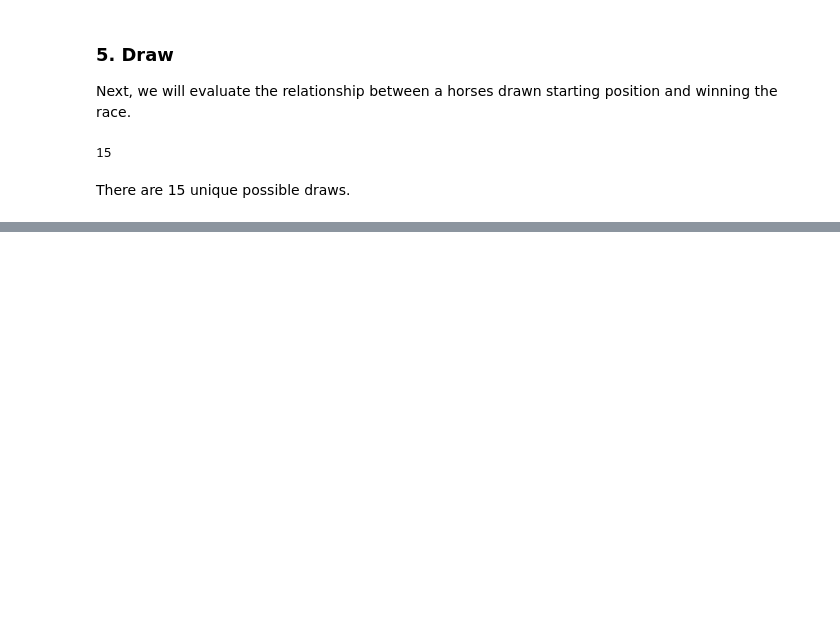
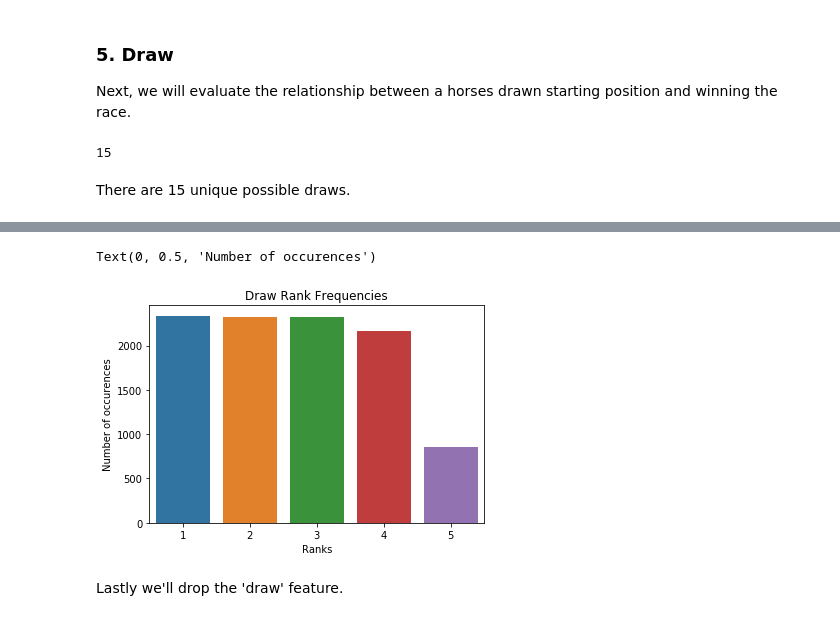
Before and after one commit to Brian950/CS4055-Project, a Jupyter notebook: cs4055-project.ipynb, the cells around one changed output, grey strips where cells are left out. Drawn from its saved outputs; the diff is of its cells as text; code cells hidden in the pictures; blank space fills up the shorter version.

```diff
--- a/cs4055-project.ipynb
+++ b/cs4055-project.ipynb
@@ -580,0 +649,20 @@ plt.show()
+# %%
+draws_sorted = [1,2,3,5,6,9,7,4,8,12,10,11,14,13,15]
+draws_rank = [1,1,1,2,2,2,3,3,3,4,4,4,5,5,5]
+
+draws_dict = dict(zip(draws_sorted, draws_rank))
+
+df['draw_rank'] = df['draw']
+df['draw_rank'] = df['draw_rank'].map(draws_dict)
+df['draw_rank'] = df['draw_rank'].astype(int)
+
+dr_count = df['draw_rank'].value_counts()
+sns.barplot(dr_count.index, dr_count.values)
+plt.title("Draw Rank Frequencies")
+plt.xlabel("Ranks")
+plt.ylabel("Number of occurences")
+# %% [output]
+Text(0, 0.5, 'Number of occurences')
+[figure, added]
+# %% [markdown]
+Lastly we'll drop the 'draw' feature.
```
Also changed, not shown: parts of 66 cells of this notebook.
